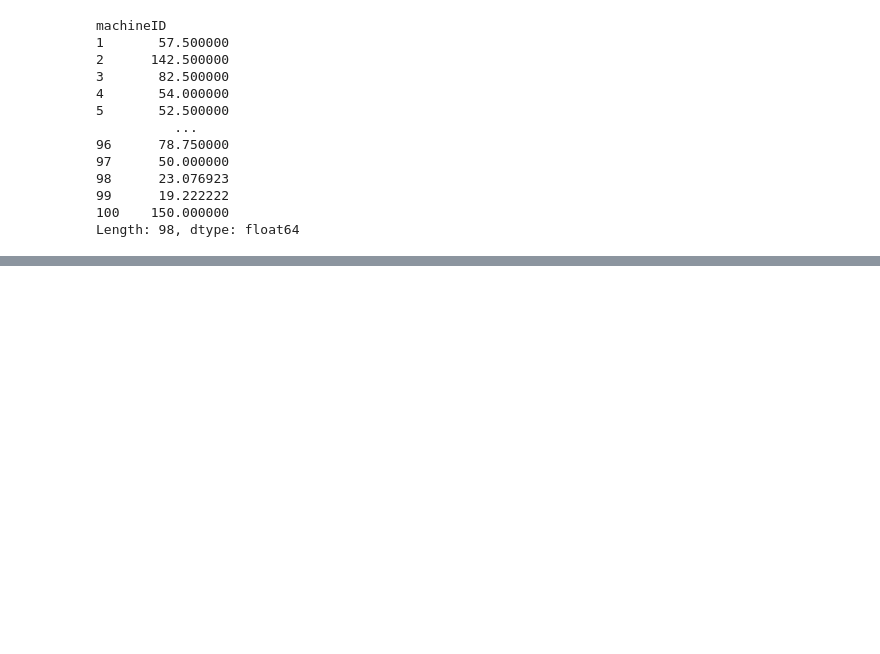
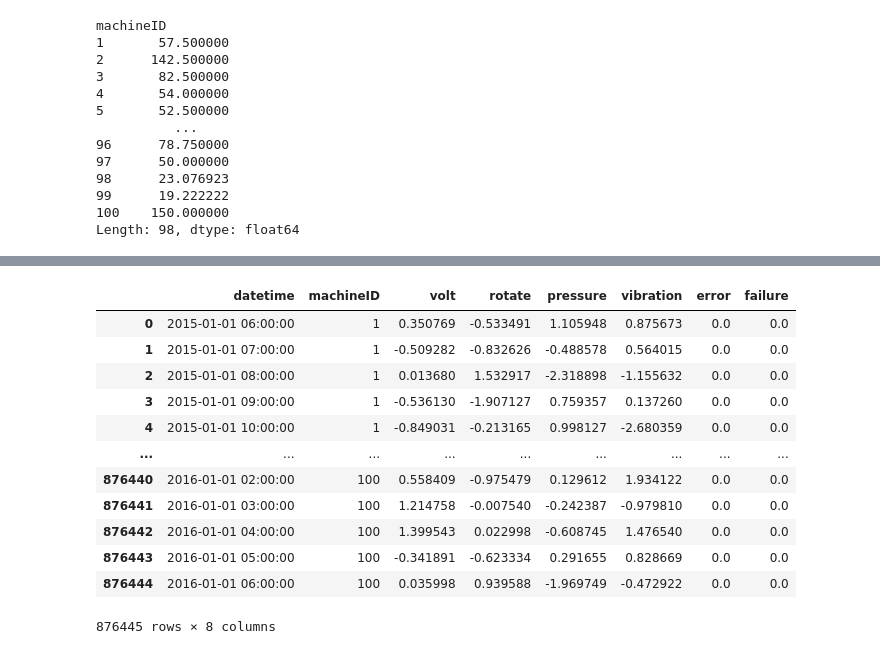
Before and after one commit to EsmirMes/virtualitics-hackathon, a Jupyter notebook: preprocess.ipynb, the cells around one changed output, grey strips where cells are left out. Drawn from its saved outputs; the diff is of its cells as text; code cells hidden in the pictures; blank space fills up the shorter version.

Commit message:
Merge Sheets

```diff
--- a/preprocess.ipynb
+++ b/preprocess.ipynb
@@ -47,0 +51,5 @@ Data set loaded with name: 'telemetry (2)'
+# %%
+cols = ['pressure', 'rotate', 'vibration', 'volt']
+telemetry = pd.read_csv('data/PdM_telemetry.csv')
+telemetry[cols] = (telemetry[cols] - telemetry[cols].mean())/(telemetry[cols].std())
+telemetry
@@ -47,0 +70,28 @@ Data set loaded with name: 'telemetry (2)'
+# %%
+errors = pd.read_csv('data/PdM_errors.csv')
+errors = errors[['datetime', 'machineID']]
+errors['error'] = 1
+data = telemetry.merge(errors, how='left', left_on=['datetime', 'machineID'], right_on=['datetime', 'machineID'])
+data['error'] = data['error'].fillna(0)
+# %%
+failures = pd.read_csv('data/PdM_failures.csv')
+failures = failures[['datetime', 'machineID']]
+failures['failure'] = 1
+data = data.merge(failures, how='left', left_on=['datetime', 'machineID'], right_on=['datetime', 'machineID'])
+data['failure'] = data['failure'].fillna(0)
+# %%
+data
+# %% [output]
+|  | datetime | machineID | volt | rotate | pressure | vibration | error | failure |
+| 0 | 2015-01-01 06:00:00 | 1 | 0.350769 | -0.533491 | 1.105948 | 0.875673 | 0.0 | 0.0 |
+| 1 | 2015-01-01 07:00:00 | 1 | -0.509282 | -0.832626 | -0.488578 | 0.564015 | 0.0 | 0.0 |
+| 2 | 2015-01-01 08:00:00 | 1 | 0.013680 | 1.532917 | -2.318898 | -1.155632 | 0.0 | 0.0 |
+| 3 | 2015-01-01 09:00:00 | 1 | -0.536130 | -1.907127 | 0.759357 | 0.137260 | 0.0 | 0.0 |
+| 4 | 2015-01-01 10:00:00 | 1 | -0.849031 | -0.213165 | 0.998127 | -2.680359 | 0.0 | 0.0 |
+| ... | ... | ... | ... | ... | ... | ... | ... | ... |
+| 876440 | 2016-01-01 02:00:00 | 100 | 0.558409 | -0.975479 | 0.129612 | 1.934122 | 0.0 | 0.0 |
+| 876441 | 2016-01-01 03:00:00 | 100 | 1.214758 | -0.007540 | -0.242387 | -0.979810 | 0.0 | 0.0 |
+| 876442 | 2016-01-01 04:00:00 | 100 | 1.399543 | 0.022998 | -0.608745 | 1.476540 | 0.0 | 0.0 |
+| 876443 | 2016-01-01 05:00:00 | 100 | -0.341891 | -0.623334 | 0.291655 | 0.828669 | 0.0 | 0.0 |
+| 876444 | 2016-01-01 06:00:00 | 100 | 0.035998 | 0.939588 | -1.969749 | -0.472922 | 0.0 | 0.0 |
+876445 rows × 8 columns
```
Also changed, not shown: parts of 4 cells of this notebook.
